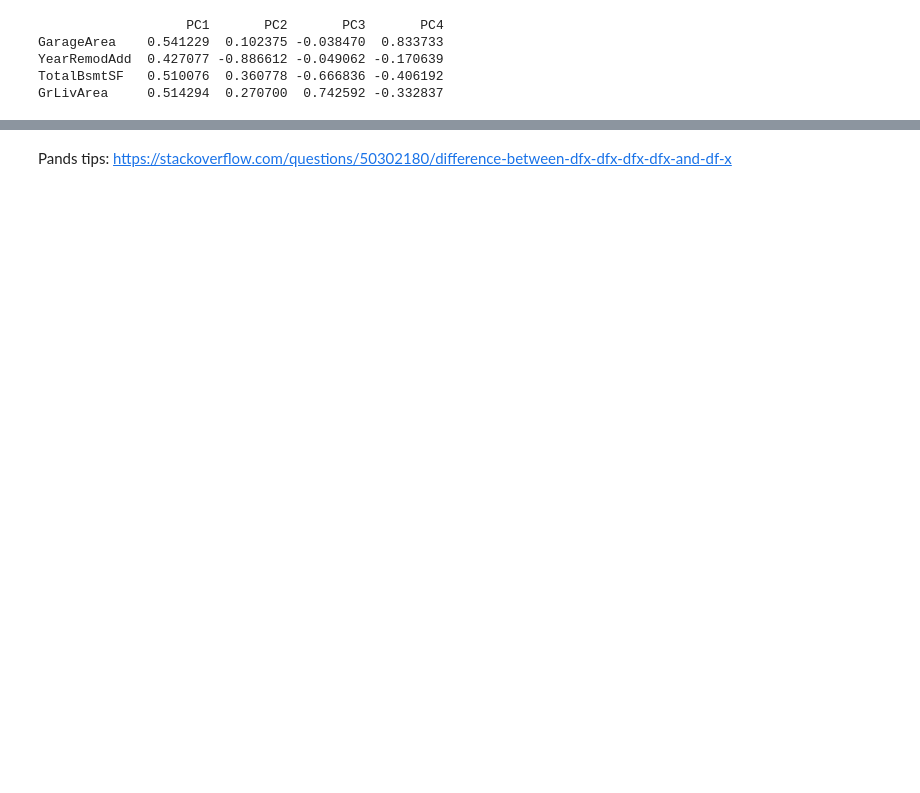
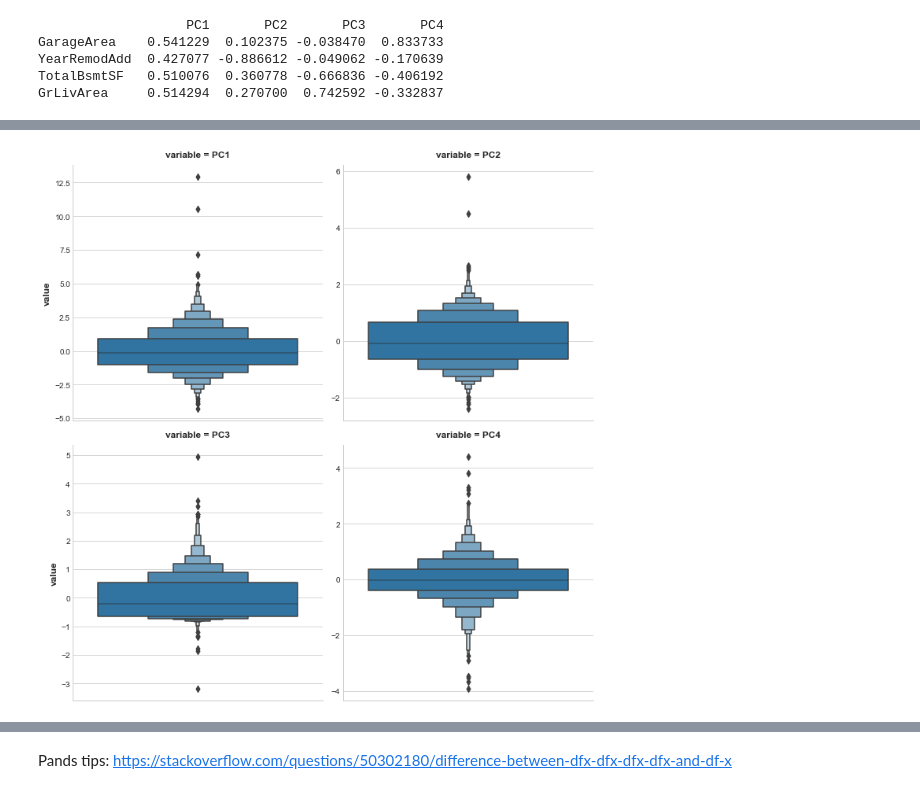
Before and after one commit to pengfei99/FeatureEngineering, a Jupyter notebook: notebooks/Exercise/05.PCA.ipynb, the cells around one changed output, grey strips where cells are left out. Drawn from its saved outputs; the diff is of its cells as text; code cells hidden in the pictures; blank space fills up the shorter version.

```diff
--- a/notebooks/Exercise/05.PCA.ipynb
+++ b/notebooks/Exercise/05.PCA.ipynb
@@ -162,0 +232,11 @@ Look at the loadings for components PC1 and PC3. Can you think of a description
+# %%
+sns.catplot(
+    y="value",
+    col="variable",
+    data=X_pca.melt(),
+    kind='boxen',
+    sharey=False,
+    col_wrap=2,
+);
+# %% [output]
+[figure, added]
```
Also changed, not shown: parts of 14 cells of this notebook.
